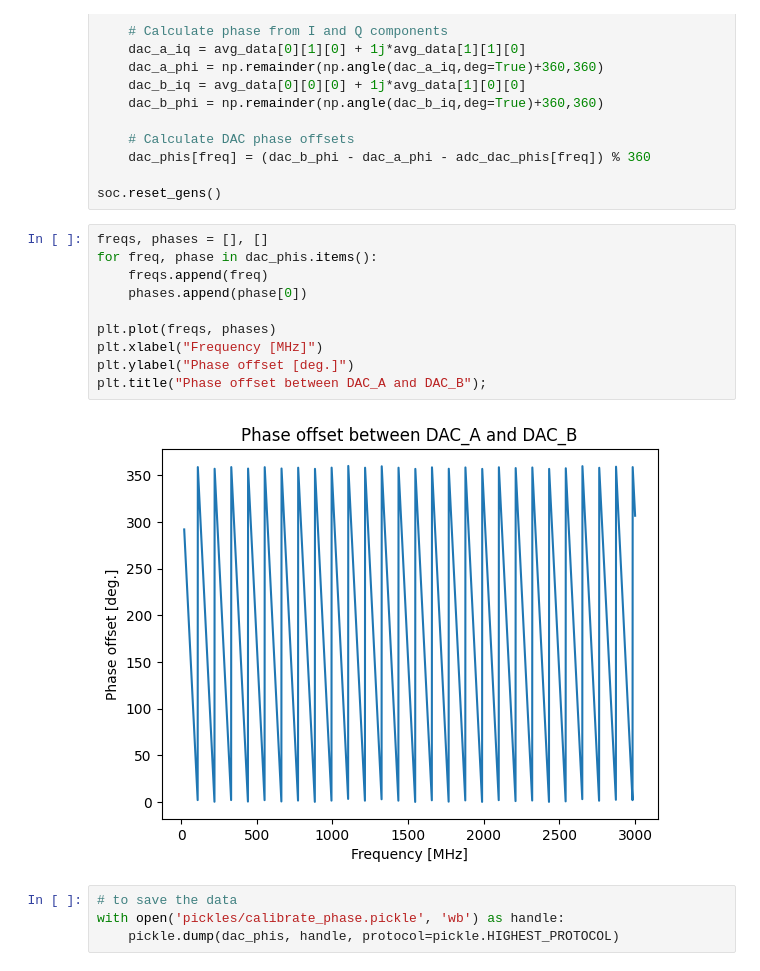
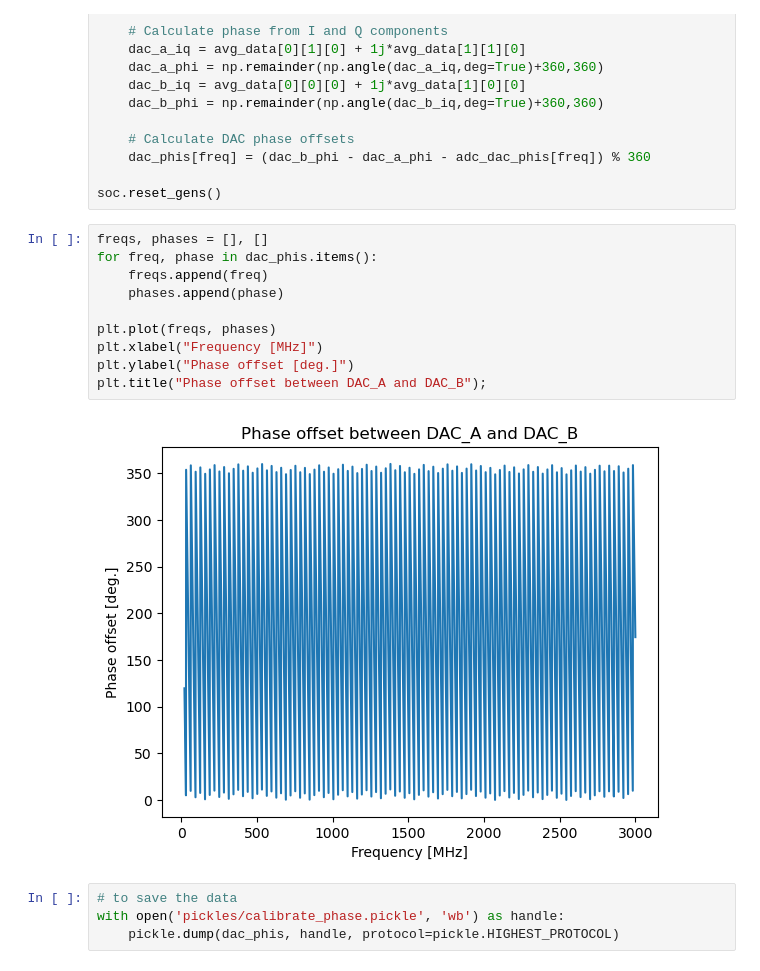
Before and after one commit to danieljamesgraham/qeg-rfsoc, a Jupyter notebook: 00_dac_phase_calibration.ipynb, the cells around one changed output. Cells and saved outputs as stored; diff of their text form.

```diff
--- a/00_dac_phase_calibration.ipynb
+++ b/00_dac_phase_calibration.ipynb
@@ -218,15 +218,15 @@ soc.reset_gens()
 # %%
 freqs, phases = [], []
 for freq, phase in dac_phis.items():
     freqs.append(freq)
-    phases.append(phase[0])
+    phases.append(phase)
 
 plt.plot(freqs, phases)
 plt.xlabel("Frequency [MHz]")
 plt.ylabel("Phase offset [deg.]")
 plt.title("Phase offset between DAC_A and DAC_B");
 # %% [output]
-[figure, old version]
+[figure, new version]
 # %%
 # to save the data
 with open('pickles/calibrate_phase.pickle', 'wb') as handle:
```
Also changed, not shown: parts of 1 cell of this notebook, 4 other files.
